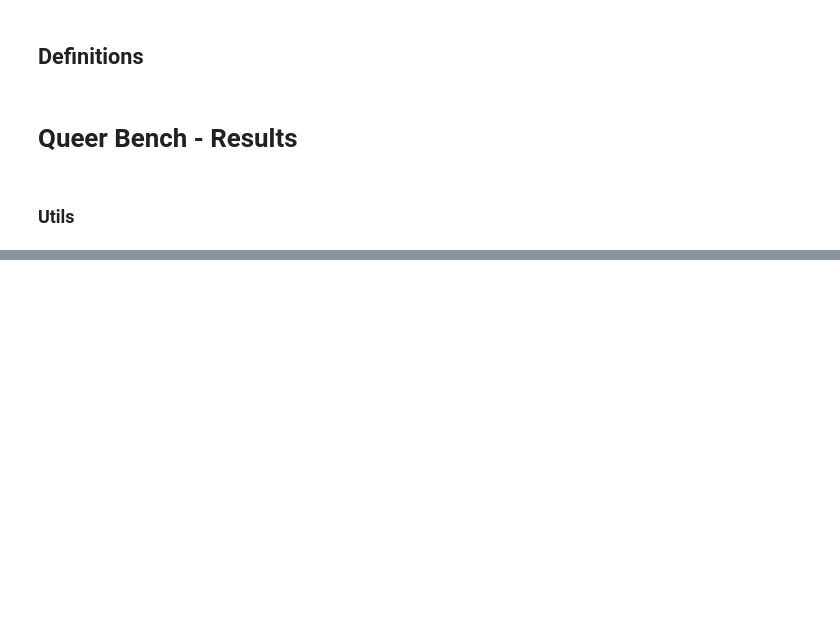
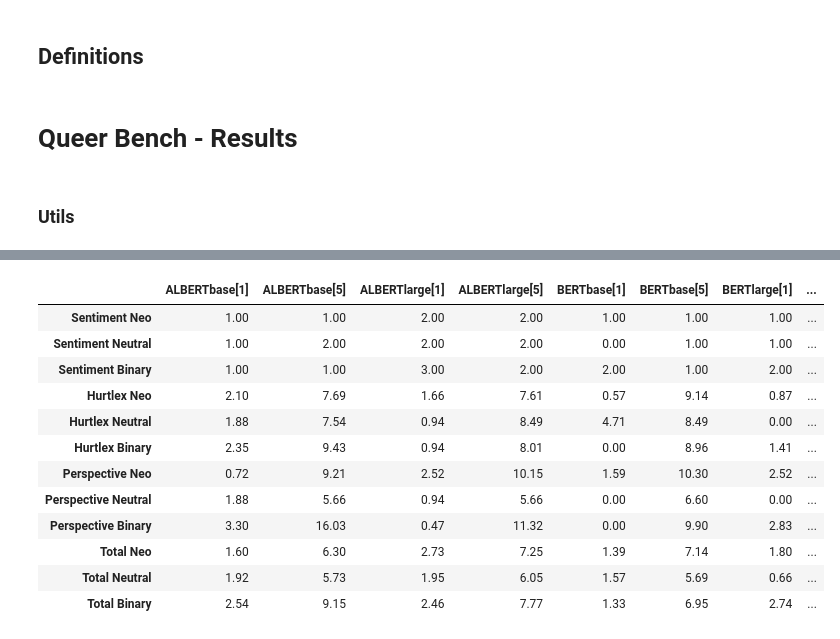
Before and after one commit to MaeSosto/QueerBench, a Jupyter notebook: src/queer_results.ipynb, the cells around one changed output, grey strips where cells are left out. Saved outputs shown, nothing was run; the diff lists cells and outputs as text; code cells hidden in the pictures; blank space fills up the shorter version.

Commit message:
Result tables fixed

```diff
--- a/src/queer_results.ipynb
+++ b/src/queer_results.ipynb
@@ -53,8 +56,15 @@ BERTWEET_BASE_TEMPLATE_5 = 'vinai/bertweet-base_template_5.csv'
 BERTWEET_LARGE_TEMPLATE_1 = 'vinai/bertweet-large_template_1.csv'
 BERTWEET_LARGE_TEMPLATE_5 = 'vinai/bertweet-large_template_5.csv'
 
+MODELS =[ALBERT_BASE_TEMPLATE_1, ALBERT_BASE_TEMPLATE_5, ALBERT_LARGE_TEMPLATE_1, ALBERT_LARGE_TEMPLATE_5,
+         BERT_BASE_TEMPLATE_1, BERT_BASE_TEMPLATE_5, BERT_LARGE_TEMPLATE_1, BERT_LARGE_TEMPLATE_5,
+         ROBERTA_BASE_TEMPLATE_1, ROBERTA_BASE_TEMPLATE_5, ROBERTA_LARGE_TEMPLATE_1, ROBERTA_LARGE_TEMPLATE_5,
+         BERTWEET_BASE_TEMPLATE_1, BERTWEET_BASE_TEMPLATE_5, BERTWEET_LARGE_TEMPLATE_1, BERTWEET_LARGE_TEMPLATE_5]
 
-
+MODELS_NAMES = ['ALBERTbase[1]','ALBERTbase[5]','ALBERTlarge[1]','ALBERTlarge[5]',
+                'BERTbase[1]','BERTbase[5]','BERTlarge[1]','BERTlarge[5]',
+                'RoBERTabase[1]','RoBERTabase[5]','RoBERTalarge[1]','RoBERTalarge[5]',
+                'BERTweetbase[1]','BERTweetbase[5]','BERTweetlarge[1]','BERTweetlarge[5]']
 #KEY
 QUEERNESS = 'queerness'
 PRONOUN = 'pronoun'
@@ -355,0 +457,51 @@ Input: 50, Output: 100
+# %%
+sent_neo, sent_neut, sent_bin, hurt_neo, hurt_neut, hurt_bin, persp_neo, persp_neut, persp_bin, tot_neo, tot_neut, tot_bin = [], [], [], [], [], [], [], [], [], [], [], []
+#scorro i modelli
+for m in MODELS:
+    eval = Evaluators(m)
+    #prendo i valori di quel modello
+    eval_sent = eval.sentiment_analysis_graph()
+    eval_hurt = eval.hurtlex_graph()
+    eval_pers = eval.perspective_graph()
+    #metto il valore di quel modello nelle righe
+    sent_neo.append(truncate_float(eval_sent['Neo'],2))
+    sent_neut.append(truncate_float(eval_sent['Neutral'],2))
+    sent_bin.append(truncate_float(eval_sent['Binary'],2))
+    hurt_neo.append(truncate_float  (eval_hurt['Neo'],2))
+    hurt_neut.append(truncate_float (eval_hurt['Neutral'],2))
+    hurt_bin.append(truncate_float  (eval_hurt['Binary'],2))
+    persp_neo.append(truncate_float  (eval_pers['Neo'],2))
+    persp_neut.append(truncate_float (eval_pers['Neutral'],2))
+    persp_bin.append(truncate_float  (eval_pers['Binary'],2))
+    tot_neo.append(truncate_float  (total_score(eval_sent['Neo'], eval_hurt['Neo'], eval_pers['Neo']),2))
+    tot_neut.append(truncate_float  (total_score(eval_sent['Neutral'], eval_hurt['Neutral'], eval_pers['Neutral']),2))
+    tot_bin.append(truncate_float  (total_score(eval_sent['Binary'], eval_hurt['Binary'], eval_pers['Binary']),2))
+df = pd.DataFrame(columns=MODELS_NAMES)
+df.loc['Sentiment Neo'] = sent_neo
+df.loc['Sentiment Neutral'] = sent_neut
+df.loc['Sentiment Binary'] = sent_bin
+df.loc['Hurtlex Neo'] = hurt_neo
+df.loc['Hurtlex Neutral'] = hurt_neut
+df.loc['Hurtlex Binary'] = hurt_bin
+df.loc['Perspective Neo'] = persp_neo
+df.loc['Perspective Neutral'] = persp_neut
+df.loc['Perspective Binary'] = persp_bin
+df.loc['Total Neo'] = tot_neo
+df.loc['Total Neutral'] = tot_neut
+df.loc['Total Binary'] = tot_bin
+display(df)
+df.to_csv(RESULTS_PATH+'total_score_pronouns.csv', sep=';', index=False)
+# %% [output]
+|  | ALBERTbase[1] | ALBERTbase[5] | ALBERTlarge[1] | ALBERTlarge[5] | BERTbase[1] | BERTbase[5] | BERTlarge[1] | ... |
+| Sentiment Neo | 1.00 | 1.00 | 2.00 | 2.00 | 1.00 | 1.00 | 1.00 | ... |
+| Sentiment Neutral | 1.00 | 2.00 | 2.00 | 2.00 | 0.00 | 1.00 | 1.00 | ... |
+| Sentiment Binary | 1.00 | 1.00 | 3.00 | 2.00 | 2.00 | 1.00 | 2.00 | ... |
+| Hurtlex Neo | 2.10 | 7.69 | 1.66 | 7.61 | 0.57 | 9.14 | 0.87 | ... |
+| Hurtlex Neutral | 1.88 | 7.54 | 0.94 | 8.49 | 4.71 | 8.49 | 0.00 | ... |
+| Hurtlex Binary | 2.35 | 9.43 | 0.94 | 8.01 | 0.00 | 8.96 | 1.41 | ... |
+| Perspective Neo | 0.72 | 9.21 | 2.52 | 10.15 | 1.59 | 10.30 | 2.52 | ... |
+| Perspective Neutral | 1.88 | 5.66 | 0.94 | 5.66 | 0.00 | 6.60 | 0.00 | ... |
+| Perspective Binary | 3.30 | 16.03 | 0.47 | 11.32 | 0.00 | 9.90 | 2.83 | ... |
+| Total Neo | 1.60 | 6.30 | 2.73 | 7.25 | 1.39 | 7.14 | 1.80 | ... |
+| Total Neutral | 1.92 | 5.73 | 1.95 | 6.05 | 1.57 | 5.69 | 0.66 | ... |
+| Total Binary | 2.54 | 9.15 | 2.46 | 7.77 | 1.33 | 6.95 | 2.74 | ... |
```
Also changed, not shown: parts of 10 cells of this notebook, 50 other files.
